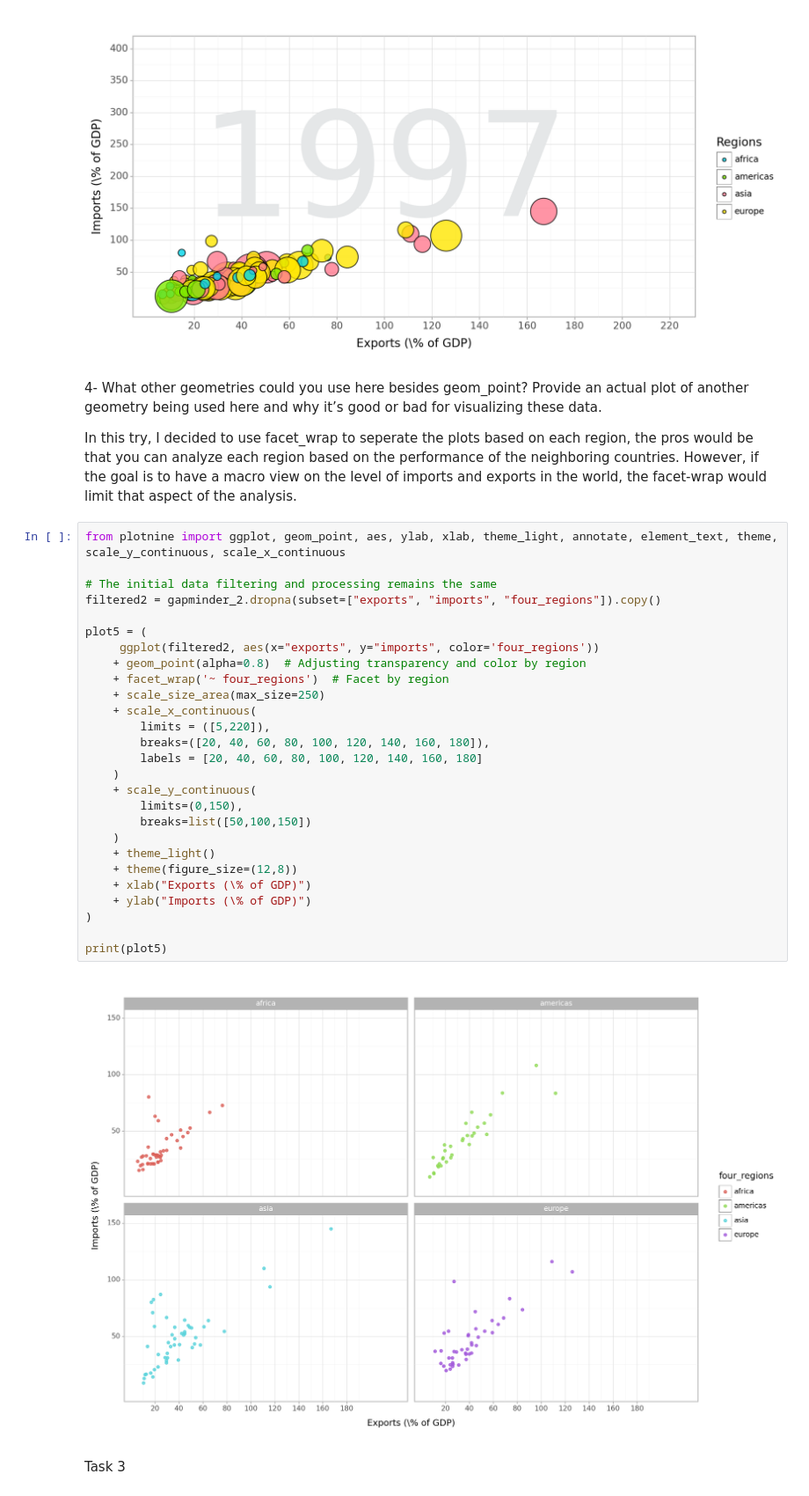
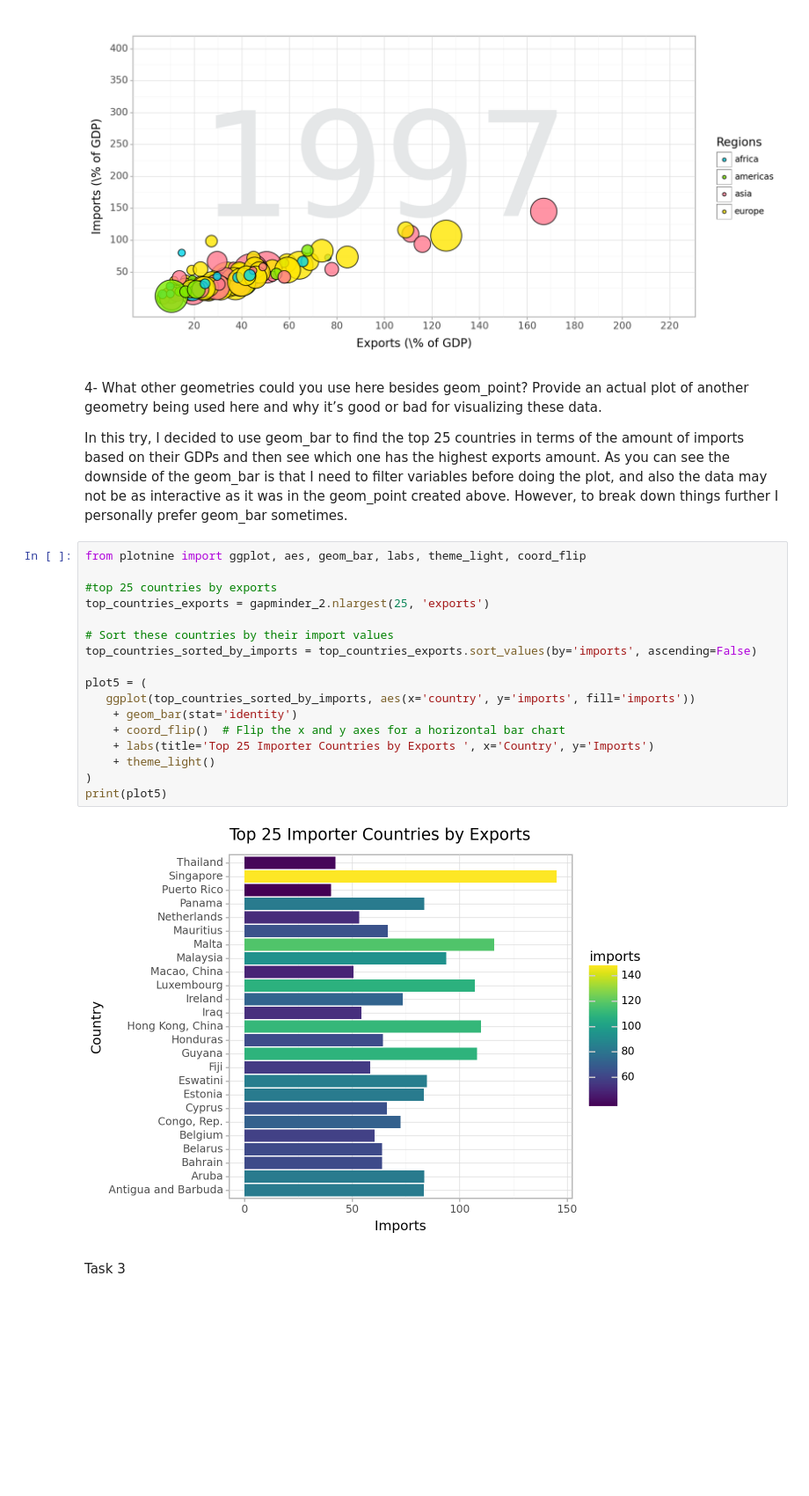
Before and after one commit to mehrpad99/lab1_Mehrpad_Moattari, a Jupyter notebook: Main.ipynb, the cells around one changed output. Shown at 88% size. Drawn from its saved outputs; the diff is of its cells as text; blank space fills up the shorter version.

```diff
--- a/Main.ipynb
+++ b/Main.ipynb
@@ -268,36 +268,26 @@ print(plot2)
 # %% [markdown]
 4- What other geometries could you use here besides geom_point? Provide an actual plot of another geometry being used here and why it’s good or bad for visualizing these data.
 
-In this try, I decided to use facet_wrap to seperate the plots based on each region, the pros would be that you can analyze each region based on the performance of the neighboring countries. However, if the goal is to have a macro view on the level of imports and exports in the world, the facet-wrap would limit that aspect of the analysis.
+In this try, I decided to use geom_bar to find the top 25 countries in terms of the amount of imports based on their GDPs and then see which one has the highest exports amount. As you can see the downside of the geom_bar is that I need to filter variables before doing the plot, and also the data may not be as interactive as it was in the geom_point created above. However, to break down things further I personally prefer geom_bar sometimes.
-# %%
-from plotnine import ggplot, geom_point, aes, ylab, xlab, theme_light, annotate, element_text, theme, scale_y_continuous, scale_x_continuous
-
-# The initial data filtering and processing remains the same
-filtered2 = gapminder_2.dropna(subset=["exports", "imports", "four_regions"]).copy()
-
-plot5 = (
-     ggplot(filtered2, aes(x="exports", y="imports", color='four_regions'))
-    + geom_point(alpha=0.8)  # Adjusting transparency and color by region
-    + facet_wrap('~ four_regions')  # Facet by region
-    + scale_size_area(max_size=250)
-    + scale_x_continuous(
-        limits = ([5,220]),
-        breaks=([20, 40, 60, 80, 100, 120, 140, 160, 180]),
-        labels = [20, 40, 60, 80, 100, 120, 140, 160, 180]
-    )
-    + scale_y_continuous(
-        limits=(0,150),
-        breaks=list([50,100,150])
-    )
-    + theme_light()
-    + theme(figure_size=(12,8))
-    + xlab("Exports (\% of GDP)")
-    + ylab("Imports (\% of GDP)")
-)
-
-print(plot5)
-# %% [output]
-[figure, removed]
+# %%
+from plotnine import ggplot, aes, geom_bar, labs, theme_light, coord_flip
+
+#top 25 countries by exports
+top_countries_exports = gapminder_2.nlargest(25, 'exports')
+
+# Sort these countries by their import values
+top_countries_sorted_by_imports = top_countries_exports.sort_values(by='imports', ascending=False)
+
+plot5 = (
+   ggplot(top_countries_sorted_by_imports, aes(x='country', y='imports', fill='imports'))
+    + geom_bar(stat='identity')
+    + coord_flip()  # Flip the x and y axes for a horizontal bar chart
+    + labs(title='Top 25 Importer Countries by Exports ', x='Country', y='Imports')
+    + theme_light()
+)
+print(plot5)
+# %% [output]
+[figure, added]
 # %% [markdown]
 Task 3
 # %% [markdown]
```
Also changed, not shown: parts of 4 cells of this notebook.
